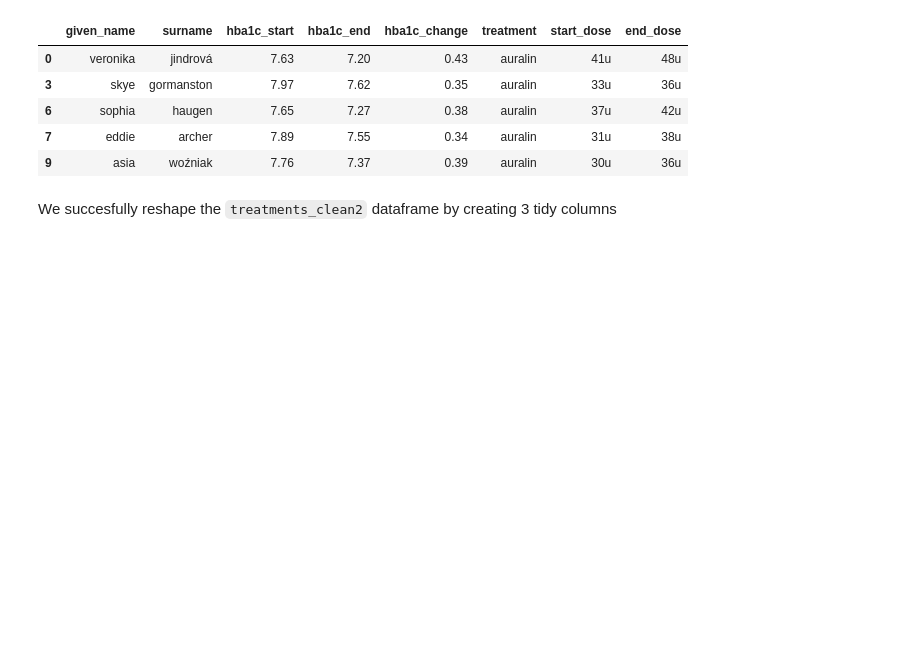
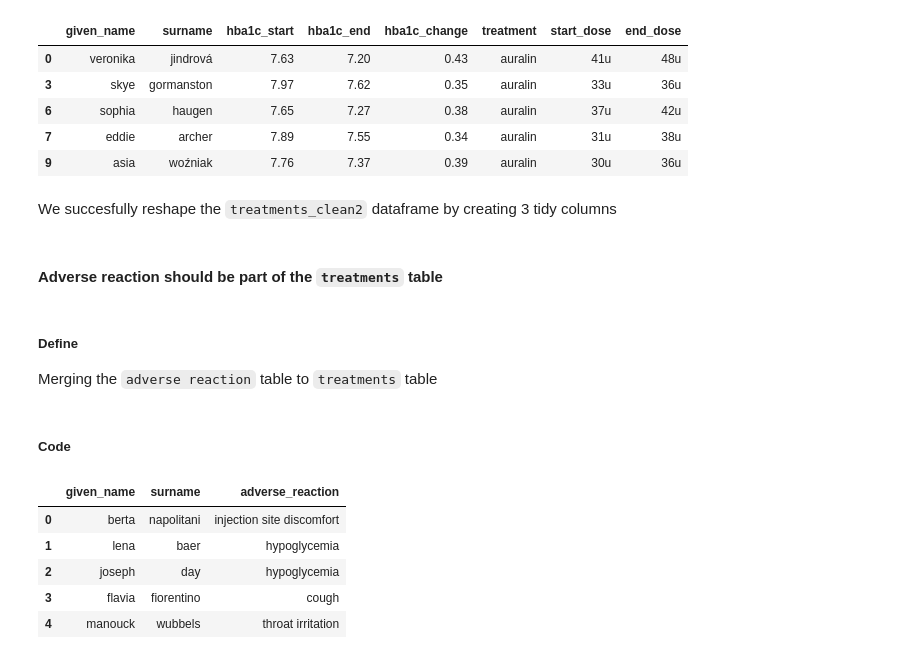
Before and after one commit to mathieurella/Udacity-DataWrangling-Cleaning, a Jupyter notebook: Oral-Insulin-Phase-II Clinical-Trial-Data.ipynb, the cells around one changed output. Drawn from its saved outputs; the diff is of its cells as text; code cells hidden in the pictures; blank space fills up the shorter version.

```diff
--- a/Oral-Insulin-Phase-II Clinical-Trial-Data.ipynb
+++ b/Oral-Insulin-Phase-II Clinical-Trial-Data.ipynb
@@ -553,3 +549,19 @@ treatments_clean2.head()
 | 9 | asia | woźniak | 7.76 | 7.37 | 0.39 | auralin | 30u | 36u |
 # %% [markdown]
 We succesfully reshape the `treatments_clean2` dataframe by creating 3 tidy columns
+# %% [markdown]
+#### Adverse reaction should be part of the `treatments` table
+# %% [markdown]
+##### Define
+Merging the  `adverse reaction` table to  `treatments` table
+# %% [markdown]
+##### Code
+# %%
+adverse_reactions_clean.head()
+# %% [output]
+|  | given_name | surname | adverse_reaction |
+| 0 | berta | napolitani | injection site discomfort |
+| 1 | lena | baer | hypoglycemia |
+| 2 | joseph | day | hypoglycemia |
+| 3 | flavia | fiorentino | cough |
+| 4 | manouck | wubbels | throat irritation |
```
Also changed, not shown: parts of 13 cells of this notebook.
